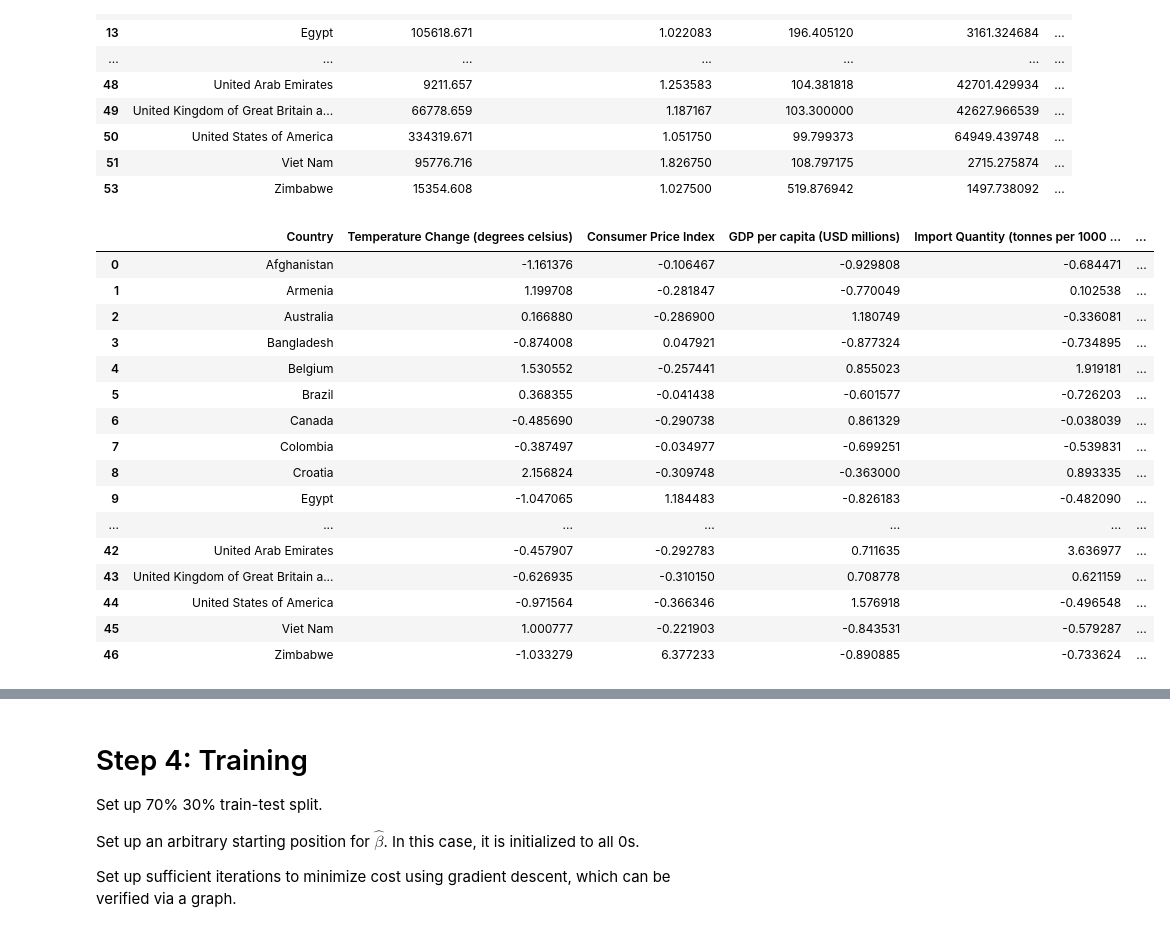
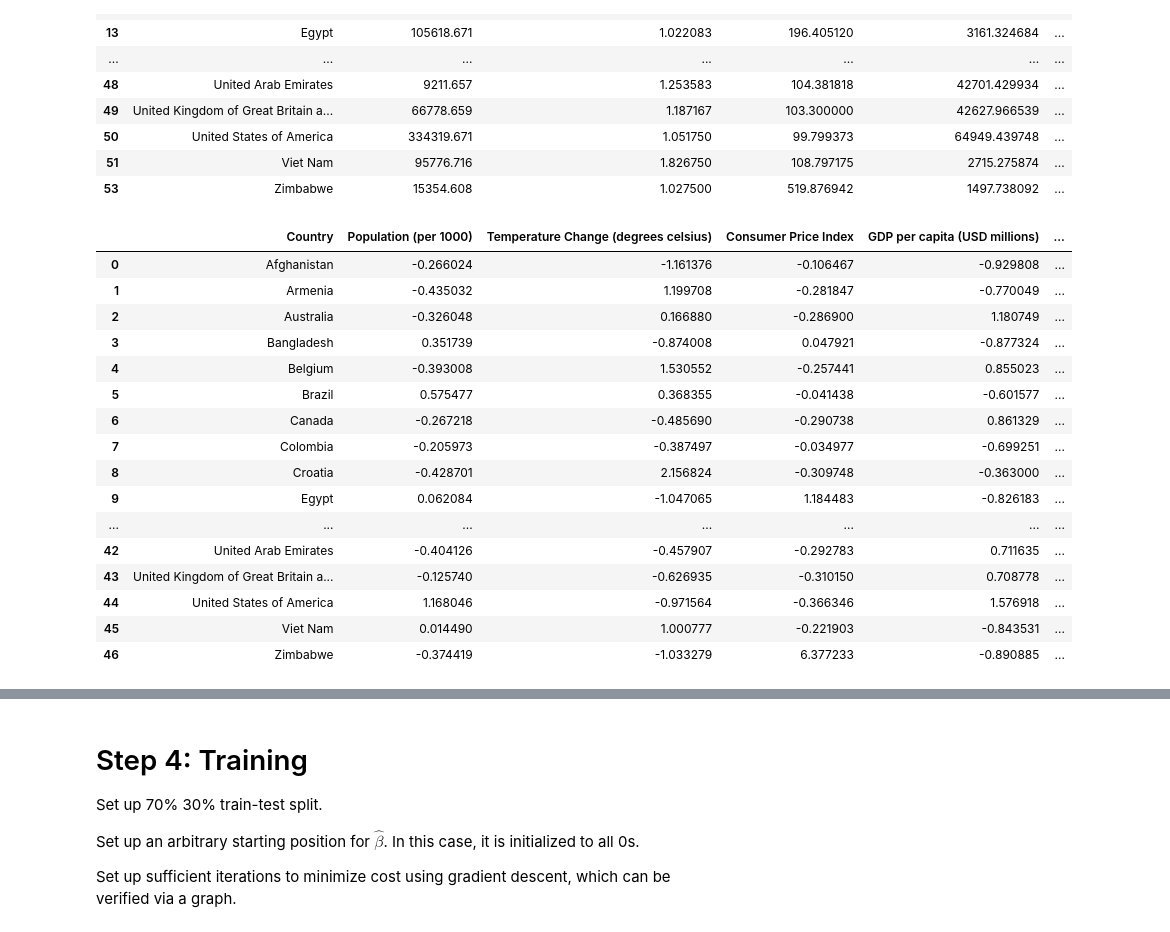
Before and after one commit to Derpythederp/Term-3-2D-DDW-, a Jupyter notebook: 2D Group 2 Task 3 (DDW).ipynb, the cells around one changed output, grey strips where cells are left out. Cells and saved outputs as stored; diff of their text form; code cells hidden in the pictures.

```diff
--- a/2D Group 2 Task 3 (DDW).ipynb
+++ b/2D Group 2 Task 3 (DDW).ipynb
@@ -293,37 +352,37 @@ Index(['China, Taiwan Province of', 'Republic of Korea', 'Singapore',
 # %%
 # Normalize data for X variables
 df_aggregated = pd.read_csv("DDW Data/data_aggregated.csv")
-impt_cols = ["Country", "Temperature Change (degrees celsius)", "Consumer Price Index", "GDP per capita (USD millions)", "Import Quantity (tonnes per 1000 people)", "Export Quantity (tonnes per 1000 people)", "Production Quantity(tonnes per 1000 people)", "Protein Supply per g per pax (y)"]
+impt_cols = ["Country", "Population (per 1000)", "Temperature Change (degrees celsius)", "Consumer Price Index", "GDP per capita (USD millions)", "Import Quantity (tonnes per 1000 people)", "Export Quantity (tonnes per 1000 people)", "Production Quantity(tonnes per 1000 people)", "Protein Supply per g per pax (y)"]
 df_aggregated_reduced = df_aggregated[impt_cols]
 # display(df_aggregated_reduced)
 
-feature_names = ["Temperature Change (degrees celsius)", "Consumer Price Index", "GDP per capita (USD millions)", "Import Quantity (tonnes per 1000 people)", "Export Quantity (tonnes per 1000 people)", "Production Quantity(tonnes per 1000 people)"]
+feature_names = ["Population (per 1000)", "Temperature Change (degrees celsius)", "Consumer Price Index", "GDP per capita (USD millions)", "Import Quantity (tonnes per 1000 people)", "Export Quantity (tonnes per 1000 people)", "Production Quantity(tonnes per 1000 people)"]
 target_names = ["Protein Supply per g per pax (y)"]
 df_features, df_target = get_features_targets(df_aggregated_reduced, feature_names, target_names)
 df_features_norm = normalize_z(df_features)
 
 
 # Save to new file, optional
 df_normalized = pd.concat([df_aggregated["Country"], df_features_norm, df_target], axis=1)
 display(df_normalized)
 df_normalized.to_csv("DDW Data/data_normalized.csv", index=False)
 # %% [output]
-|  | Country | Temperature Change (degrees celsius) | Consumer Price Index | GDP per capita (USD millions) | Import Quantity (tonnes per 1000 ... | ... |
-| 0 | Afghanistan | -1.161376 | -0.106467 | -0.929808 | -0.684471 | ... |
-| 1 | Armenia | 1.199708 | -0.281847 | -0.770049 | 0.102538 | ... |
-| 2 | Australia | 0.166880 | -0.286900 | 1.180749 | -0.336081 | ... |
-| 3 | Bangladesh | -0.874008 | 0.047921 | -0.877324 | -0.734895 | ... |
-| 4 | Belgium | 1.530552 | -0.257441 | 0.855023 | 1.919181 | ... |
-| 5 | Brazil | 0.368355 | -0.041438 | -0.601577 | -0.726203 | ... |
-| 6 | Canada | -0.485690 | -0.290738 | 0.861329 | -0.038039 | ... |
-| 7 | Colombia | -0.387497 | -0.034977 | -0.699251 | -0.539831 | ... |
-| 8 | Croatia | 2.156824 | -0.309748 | -0.363000 | 0.893335 | ... |
-| 9 | Egypt | -1.047065 | 1.184483 | -0.826183 | -0.482090 | ... |
+|  | Country | Population (per 1000) | Temperature Change (degrees celsius) | Consumer Price Index | GDP per capita (USD millions) | ... |
+| 0 | Afghanistan | -0.266024 | -1.161376 | -0.106467 | -0.929808 | ... |
+| 1 | Armenia | -0.435032 | 1.199708 | -0.281847 | -0.770049 | ... |
+| 2 | Australia | -0.326048 | 0.166880 | -0.286900 | 1.180749 | ... |
+| 3 | Bangladesh | 0.351739 | -0.874008 | 0.047921 | -0.877324 | ... |
+| 4 | Belgium | -0.393008 | 1.530552 | -0.257441 | 0.855023 | ... |
+| 5 | Brazil | 0.575477 | 0.368355 | -0.041438 | -0.601577 | ... |
+| 6 | Canada | -0.267218 | -0.485690 | -0.290738 | 0.861329 | ... |
+| 7 | Colombia | -0.205973 | -0.387497 | -0.034977 | -0.699251 | ... |
+| 8 | Croatia | -0.428701 | 2.156824 | -0.309748 | -0.363000 | ... |
+| 9 | Egypt | 0.062084 | -1.047065 | 1.184483 | -0.826183 | ... |
 | ... | ... | ... | ... | ... | ... | ... |
-| 42 | United Arab Emirates | -0.457907 | -0.292783 | 0.711635 | 3.636977 | ... |
-| 43 | United Kingdom of Great Britain a... | -0.626935 | -0.310150 | 0.708778 | 0.621159 | ... |
-| 44 | United States of America | -0.971564 | -0.366346 | 1.576918 | -0.496548 | ... |
-| 45 | Viet Nam | 1.000777 | -0.221903 | -0.843531 | -0.579287 | ... |
-| 46 | Zimbabwe | -1.033279 | 6.377233 | -0.890885 | -0.733624 | ... |
+| 42 | United Arab Emirates | -0.404126 | -0.457907 | -0.292783 | 0.711635 | ... |
+| 43 | United Kingdom of Great Britain a... | -0.125740 | -0.626935 | -0.310150 | 0.708778 | ... |
+| 44 | United States of America | 1.168046 | -0.971564 | -0.366346 | 1.576918 | ... |
+| 45 | Viet Nam | 0.014490 | 1.000777 | -0.221903 | -0.843531 | ... |
+| 46 | Zimbabwe | -0.374419 | -1.033279 | 6.377233 | -0.890885 | ... |
 # %%
 # Visualize data - Collinearity plot
```
Also changed, not shown: parts of 34 cells of this notebook, 1 other file.
